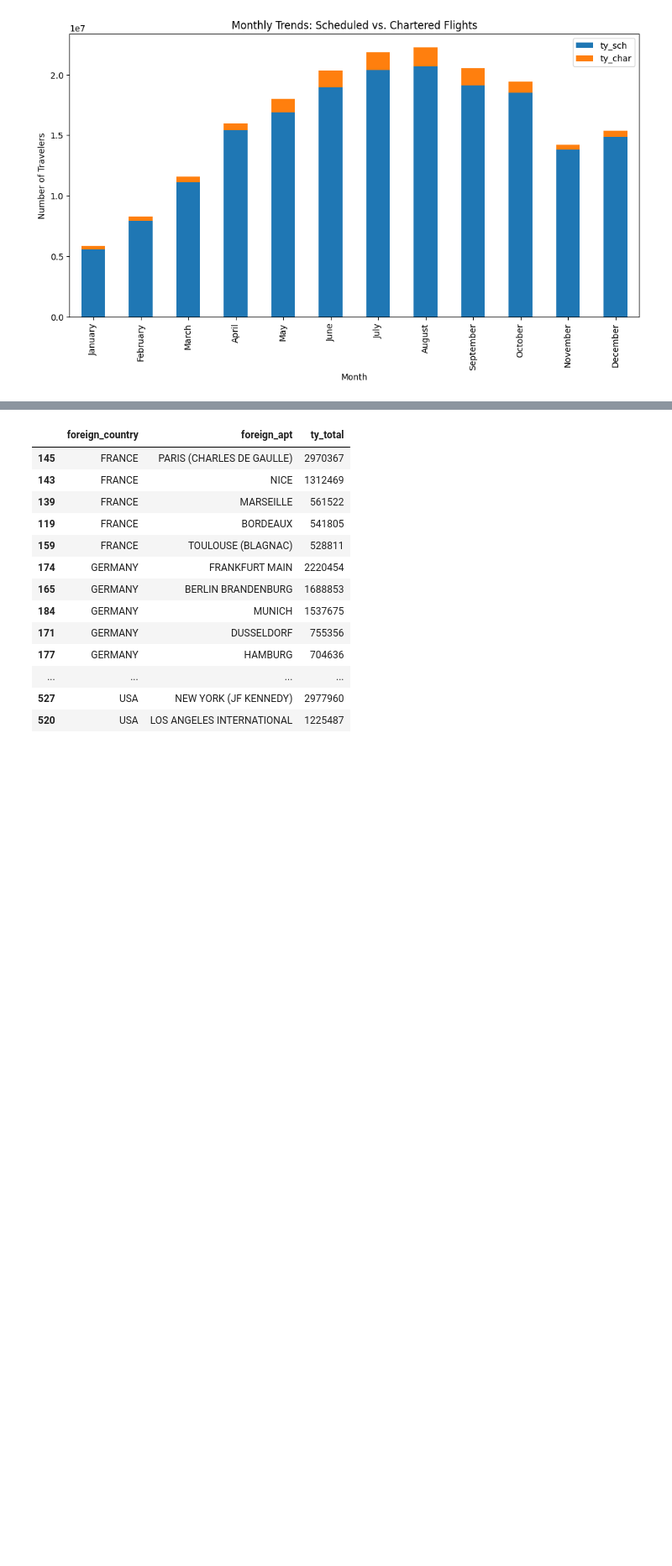
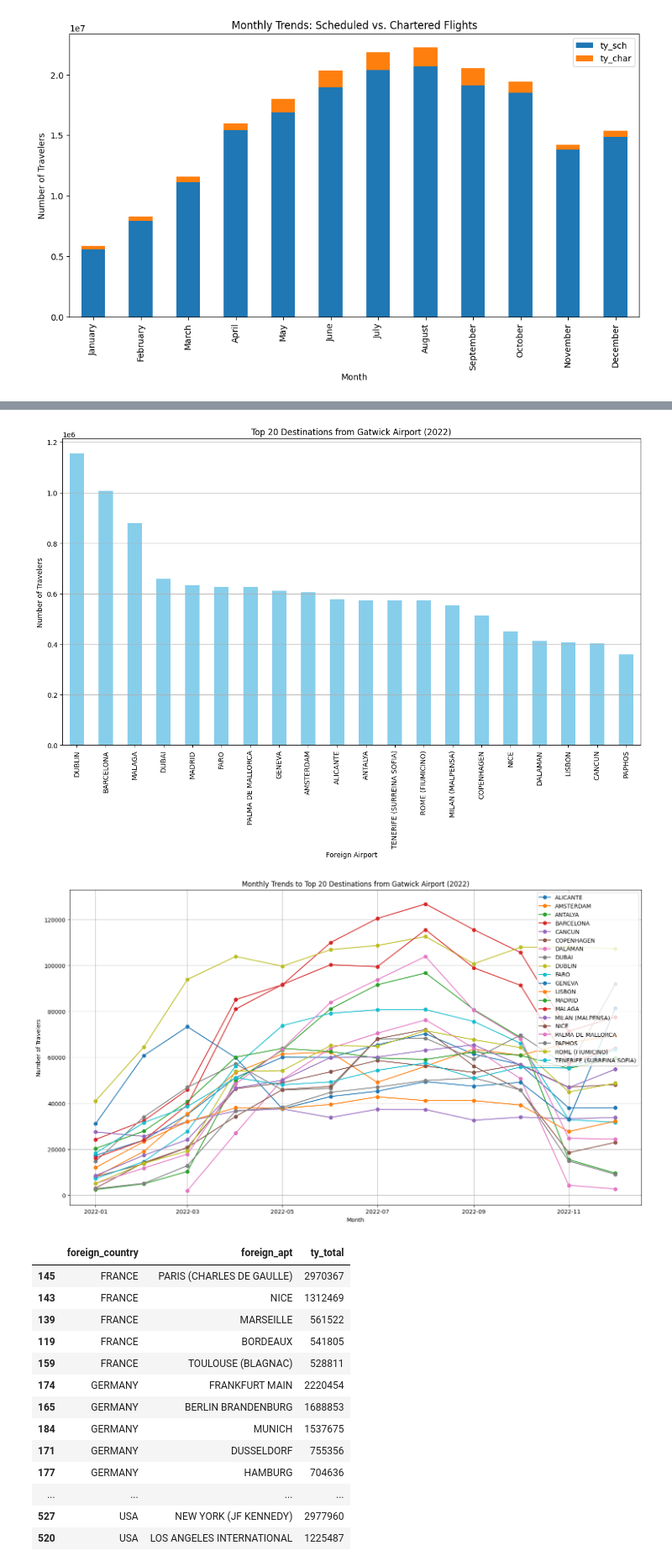
Before and after one commit to ot-babs/Holiday_EDA, a Jupyter notebook: Holiday_EDA.ipynb, the cells around one changed output, grey strips where cells are left out. Shown at 84% size. Cells and saved outputs as stored; diff of their text form; code cells hidden in the pictures; blank space fills up the shorter version.

```diff
--- a/Holiday_EDA.ipynb
+++ b/Holiday_EDA.ipynb
@@ -112,3 +238,43 @@ plt.show()
+# %%
+
+# Filtering the data for Gatwick Airport
+gatwick_data = full_travel_data_updated[full_travel_data_updated['UK_airport'] == 'GATWICK']
+
+# Grouping by foreign airport and summing up the 'ty_total' for each foreign airport
+gatwick_top_destinations = gatwick_data.groupby('foreign_airport')['ty_total'].sum().nlargest(20)
+
+# Plotting the trend for the top 20 foreign airports traveled to from Gatwick
+plt.figure(figsize=(15, 8))
+gatwick_top_destinations.plot(kind='bar', color='skyblue')
+plt.title('Top 20 Destinations from Gatwick Airport (2022)')
+plt.xlabel('Foreign Airport')
+plt.ylabel('Number of Travelers')
+plt.grid(axis='y')
+plt.show()
+
+# Grouping data by foreign airport and month to get monthly totals for each foreign airport
+gatwick_monthly_data = gatwick_data.groupby(['foreign_airport', 'this_period'])['ty_total'].sum().reset_index()
+
+# Filtering for the top 20 foreign airports
+gatwick_monthly_top_destinations = gatwick_monthly_data[gatwick_monthly_data['foreign_airport'].isin(gatwick_top_destinations.index)]
+
+# Pivot the data for plotting
+gatwick_monthly_pivot = gatwick_monthly_top_destinations.pivot(index='this_period', columns='foreign_airport', values='ty_total')
+
+# Plotting the trendlines for top 20 foreign airports traveled to from Gatwick
+plt.figure(figsize=(18, 10))
+for column in gatwick_monthly_pivot.columns:
+    plt.plot(gatwick_monthly_pivot.index, gatwick_monthly_pivot[column], marker='o', label=column)
+
+plt.title('Monthly Trends to Top 20 Destinations from Gatwick Airport (2022)')
+plt.xlabel('Month')
+plt.ylabel('Number of Travelers')
+plt.legend(loc='upper right')
+plt.grid(True)
+plt.show()
+# %% [output]
+[figure, added]
+[figure, added]
 # %%
 # Assuming 'foreign_apt' and 'ty_total' are columns in your DataFrame
 
```
Also changed, not shown: parts of 4 cells of this notebook.
